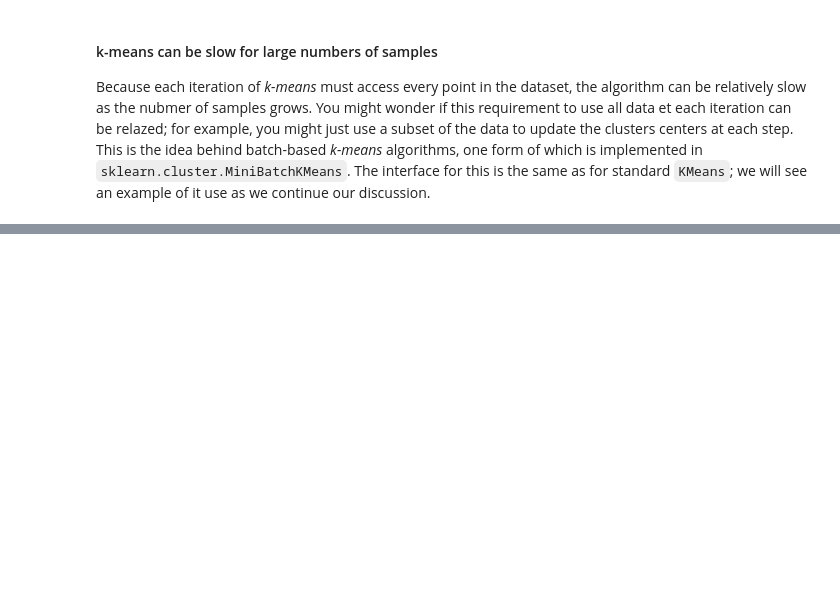
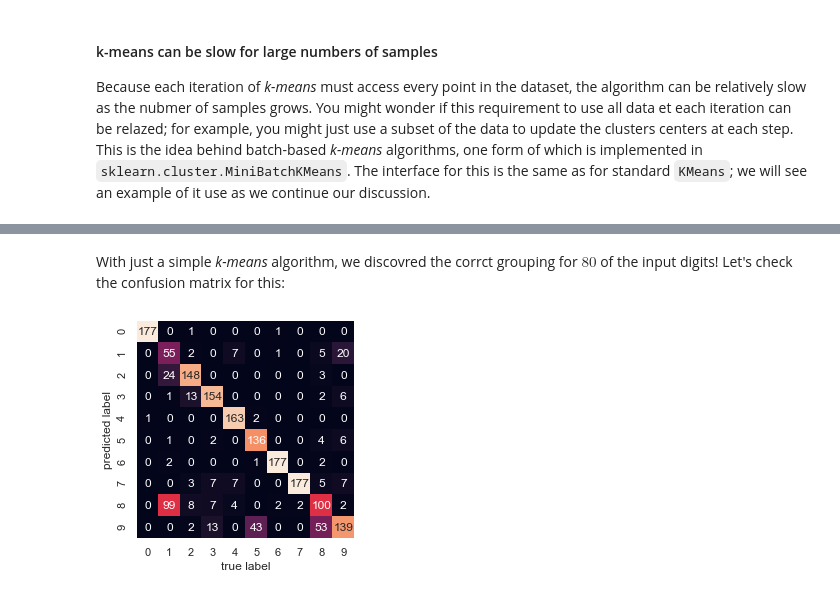
Before and after one commit to Jeffresh/python-datascience-handbook, a Jupyter notebook: scikitlearn/k_means_clustering.ipynb, the cells around one changed output, grey strips where cells are left out. Saved outputs shown, nothing was run; the diff lists cells and outputs as text; code cells hidden in the pictures; blank space fills up the shorter version.

```diff
--- a/scikitlearn/k_means_clustering.ipynb
+++ b/scikitlearn/k_means_clustering.ipynb
@@ -159,0 +202,8 @@ Because each iteration of *k-means* must access every point in the dataset, the
+# %%
+from scipy.stats import mode
+
+labels = np.zeros_like(clusters)
+
+for i in range(10):
+    mask = (clusters == i)
+    labels[mask] = mode(digits.target[mask])[0]
@@ -159,0 +218,14 @@ Because each iteration of *k-means* must access every point in the dataset, the
+# %% [markdown]
+With just a simple *k-means* algorithm, we discovred the corrct grouping for $80%0$ of the input digits! Let's check the confusion matrix for this:
+# %%
+from sklearn.metrics import confusion_matrix
+
+mat = confusion_matrix(digits.target, labels)
+sns.heatmap(mat.T, square=True, annot=True, fmt='d', cbar=False,
+            xticklabels=digits.target_names,
+            yticklabels=digits.target_names)
+
+plt.xlabel('true label')
+plt.ylabel('predicted label');
+# %% [output]
+[figure, added]
```
Also changed, not shown: parts of 13 cells of this notebook.
